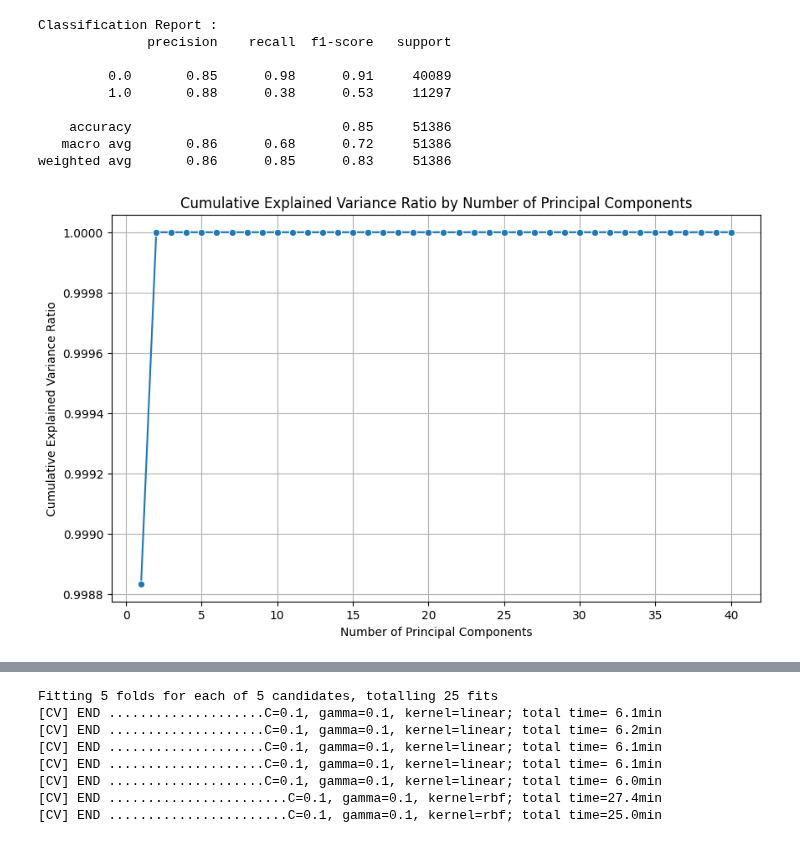
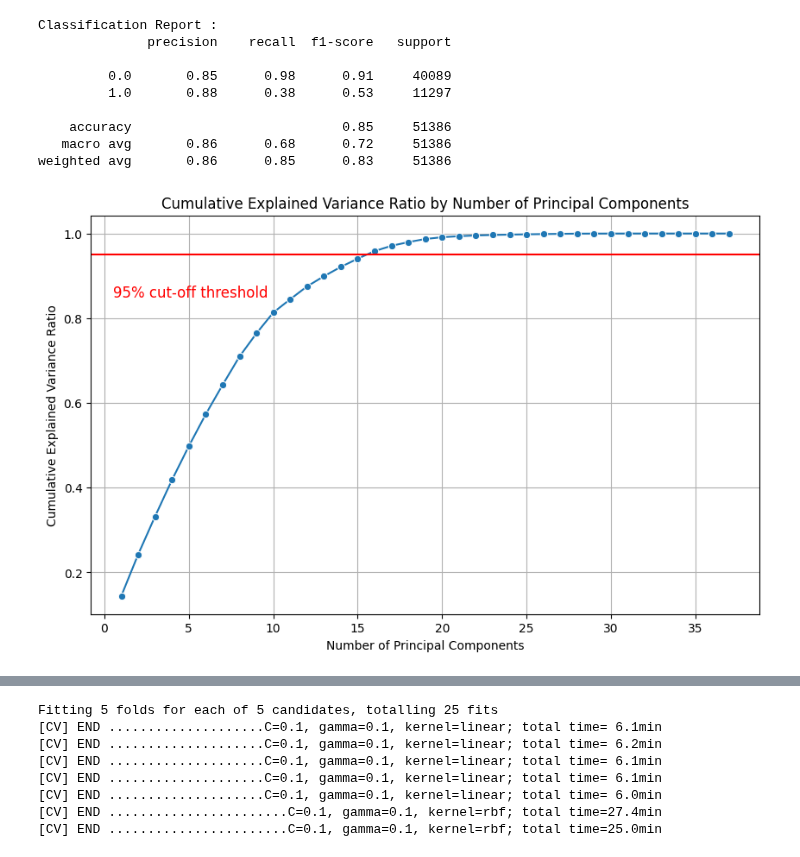
Before and after one commit to tanhl30/HE4045_Project, a Jupyter notebook: 2. Machine Learning A/KNN & SVM.ipynb, the cells around one changed output, grey strips where cells are left out. Saved outputs shown, nothing was run; the diff lists cells and outputs as text; code cells hidden in the pictures.

Commit message:
add PCA plot

```diff
--- a/2. Machine Learning A/KNN & SVM.ipynb
+++ b/2. Machine Learning A/KNN & SVM.ipynb
@@ -15,2 +15,0 @@ import seaborn as sns
-# %%
-loan = loan.dropna(subset=['state_unemployment'])
@@ -17,6 +32,6 @@ loan = loan.dropna(subset=['state_unemployment'])
 # %%
 # Drop non-numerical columns from X
-X=loan.drop(columns=['addr_state','emp_title','issue_d','loan_status','issue_d','issue_y','issue_m','title'])
+X=loan.drop(columns=['addr_state','emp_title','issue_d','loan_status','issue_d','issue_y','issue_m','title','funded_amnt','installment','total_pymnt'])
 
 # Drop annual_inc, to use log_annual_inc
 X=X.drop(columns=['annual_inc'])
@@ -41,7 +56,7 @@ X['emp_length'] = X['emp_length'].apply(transform_emp_length)
 # %%
 #Separate numerical and categorical columns
 categorical_columns = ['home_ownership', 'term','purpose','emp_length']
-numerical_columns = X.select_dtypes(include=['float64']).columns
+numerical_columns = X.select_dtypes(include=['float64','int64']).columns
 
 # Apply OneHotEncoding to categorical columns before splitting
 X_encoded = pd.get_dummies(X, columns=categorical_columns)
@@ -103,31 +145,22 @@ weighted avg       0.86      0.85      0.83     51386
 # %%
 #Try PCA
 pca = PCA(n_components=len(X_train.columns))
 pca.fit(X_train)
 cumulative_variance_ratio = np.cumsum(pca.explained_variance_ratio_)
 
-cvr = pd.DataFrame({
-
-    'Number of Principal Components': range(1, len(cumulative_variance_ratio) + 1),
-
-    'Cumulative Explained Variance Ratio': cumulative_variance_ratio
-
-})
-
+cvr = pd.DataFrame({'Number of Principal Components': range(1, len(cumulative_variance_ratio) + 1),'Cumulative Explained Variance Ratio': cumulative_variance_ratio})
 
 plt.figure(figsize=(10, 6))
-sns.lineplot(data=cvr,
-
-             x='Number of Principal Components',
-
-             y='Cumulative Explained Variance Ratio',
-
-             marker='o')
+sns.lineplot(data=cvr, x='Number of Principal Components', y='Cumulative Explained Variance Ratio', marker='o')
 
 plt.title('Cumulative Explained Variance Ratio by Number of Principal Components')
 plt.xlabel('Number of Principal Components')
 plt.ylabel('Cumulative Explained Variance Ratio')
+
+plt.axhline(y=0.95, color='r', linestyle='-')
+plt.text(0.5, 0.85, '95% cut-off threshold', color = 'red', fontsize=12)
+
 plt.grid(True)
 plt.show()
 # %% [output]
-[figure, old version]
+[figure, new version]
```
Also changed, not shown: parts of 6 cells of this notebook.
